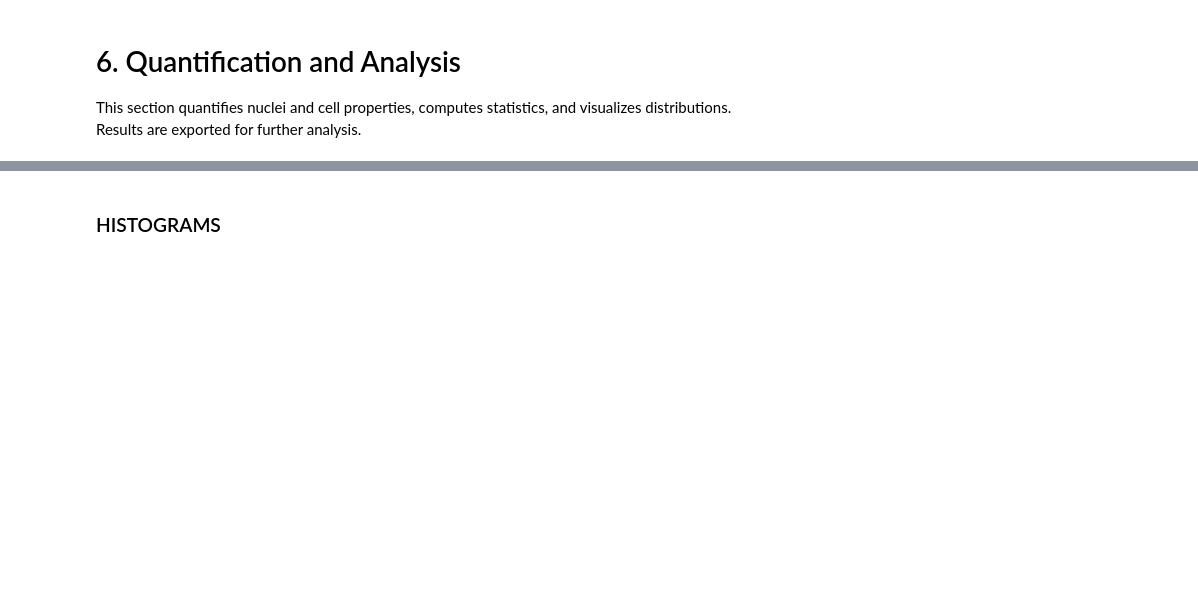
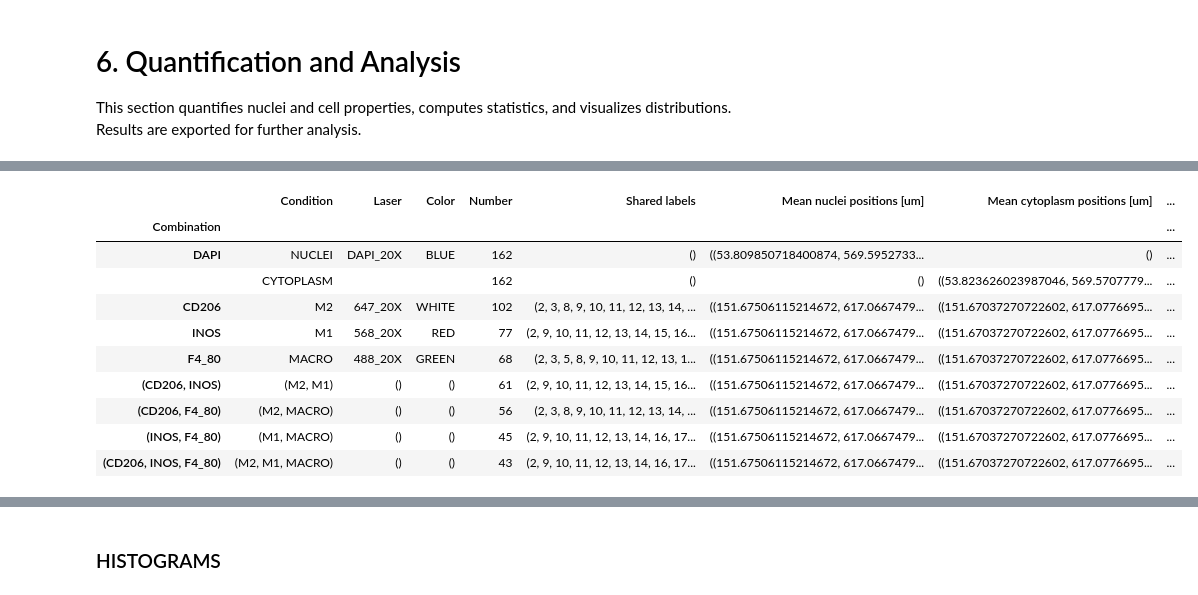
Before and after one commit to edoborgiani/napari_env-3D_fluo_segmentation, a Jupyter notebook: Fluo_3D_nuc_seg_v1.2.4.ipynb, the cells around one changed output, grey strips where cells are left out. Saved outputs shown, nothing was run; the diff lists cells and outputs as text; code cells hidden in the pictures; blank space fills up the shorter version.

```diff
--- a/Fluo_3D_nuc_seg_v1.2.4.ipynb
+++ b/Fluo_3D_nuc_seg_v1.2.4.ipynb
@@ -1780,7 +1886,7 @@ if ('NUCLEI' in stain_df.index)|('CYTOPLASM' in stain_df.index):
             markers, _ = label(mask)
             im_out = watershed(-distance, im_segmentation_stack['Nuclei'], mask=im_in[:, :, :, c])
 
-    if 'CYTOPLASM' not in stain_complete_df.index:
+    if 'CYTOPLASM' not in stain_df.index:
         im_out=grow_labels(im_segmentation_stack['Nuclei'], cyto_factor)
         #stain_df.loc['CYTOPLASM']=['', '', '']
         stain_complete_df.loc['CYTOPLASM']=['', '', '', '', '', '']
@@ -2029,0 +2262,14 @@ for i, marker in enumerate(labels_df.index):
+# %%
+labels_df
+# %% [output]
+|  | Condition | Laser | Color | Number | Shared labels | Mean nuclei positions [um] | Mean cytoplasm positions [um] | ... |
+| Combination |  |  |  |  |  |  |  | ... |
+| DAPI | NUCLEI | DAPI_20X | BLUE | 162 | () | ((53.809850718400874, 569.5952733... | () | ... |
+|  | CYTOPLASM |  |  | 162 | () | () | ((53.823626023987046, 569.5707779... | ... |
+| CD206 | M2 | 647_20X | WHITE | 102 | (2, 3, 8, 9, 10, 11, 12, 13, 14, ... | ((151.67506115214672, 617.0667479... | ((151.67037270722602, 617.0776695... | ... |
+| INOS | M1 | 568_20X | RED | 77 | (2, 9, 10, 11, 12, 13, 14, 15, 16... | ((151.67506115214672, 617.0667479... | ((151.67037270722602, 617.0776695... | ... |
+| F4_80 | MACRO | 488_20X | GREEN | 68 | (2, 3, 5, 8, 9, 10, 11, 12, 13, 1... | ((151.67506115214672, 617.0667479... | ((151.67037270722602, 617.0776695... | ... |
+| (CD206, INOS) | (M2, M1) | () | () | 61 | (2, 9, 10, 11, 12, 13, 14, 15, 16... | ((151.67506115214672, 617.0667479... | ((151.67037270722602, 617.0776695... | ... |
+| (CD206, F4_80) | (M2, MACRO) | () | () | 56 | (2, 3, 8, 9, 10, 11, 12, 13, 14, ... | ((151.67506115214672, 617.0667479... | ((151.67037270722602, 617.0776695... | ... |
+| (INOS, F4_80) | (M1, MACRO) | () | () | 45 | (2, 9, 10, 11, 12, 13, 14, 16, 17... | ((151.67506115214672, 617.0667479... | ((151.67037270722602, 617.0776695... | ... |
+| (CD206, INOS, F4_80) | (M2, M1, MACRO) | () | () | 43 | (2, 9, 10, 11, 12, 13, 14, 16, 17... | ((151.67506115214672, 617.0667479... | ((151.67037270722602, 617.0776695... | ... |
```
Also changed, not shown: parts of 21 cells of this notebook.
